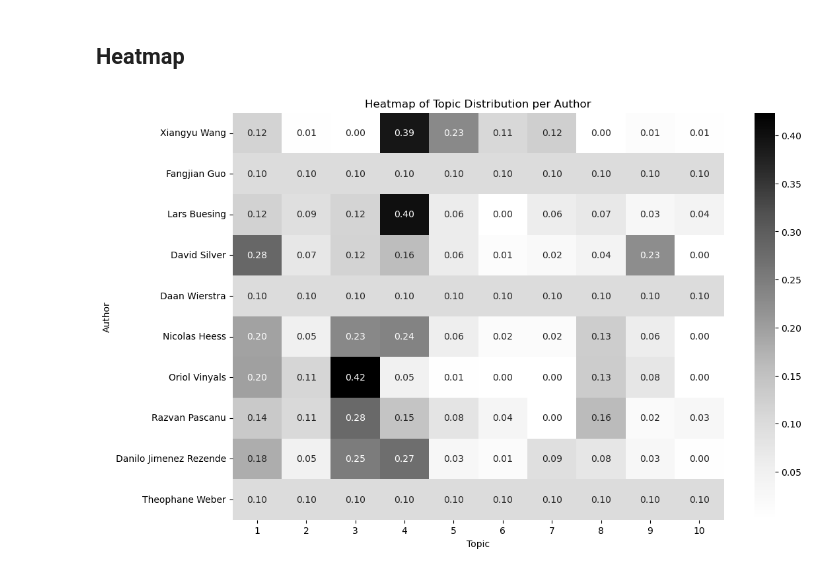
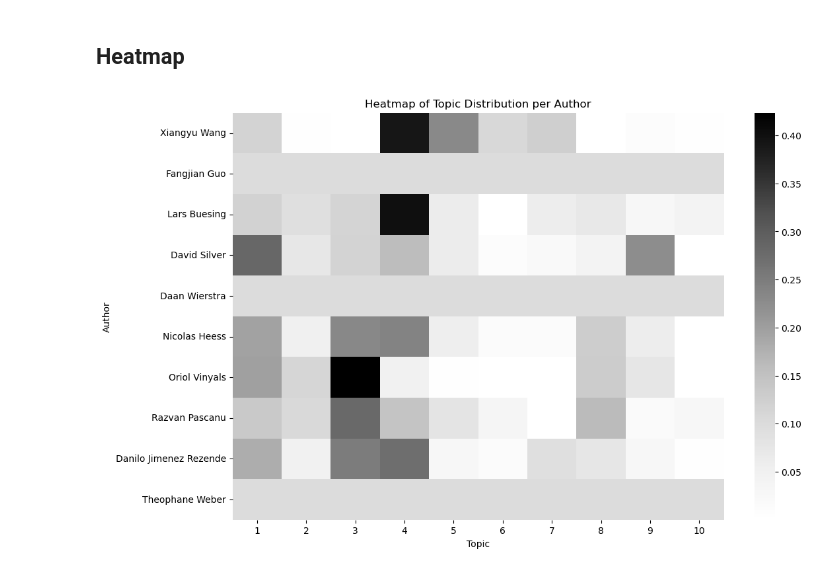
Before and after one commit to nimmitahsin1727/ablima-implementation, a Jupyter notebook: nips/evaluation.ipynb, the cells around one changed output. Cells and saved outputs as stored; diff of their text form; code cells hidden in the pictures.

```diff
--- a/nips/evaluation.ipynb
+++ b/nips/evaluation.ipynb
@@ -128,10 +128,10 @@ df = pd.DataFrame(normalized_author_topic_matrix, index=author_names, columns=to
 # %%
 # Plotting the Heatmap
 plt.figure(figsize=(12, 8))
-sns.heatmap(df.iloc[10:20], cmap="Greys", annot=True, fmt=".2f")
+sns.heatmap(df.iloc[10:20], cmap="Greys")
 plt.title('Heatmap of Topic Distribution per Author')
 plt.ylabel('Author')
 plt.xlabel('Topic')
 plt.show()
 # %% [output]
-[figure, old version]
+[figure, new version]
```
Also changed, not shown: 2 other files.
